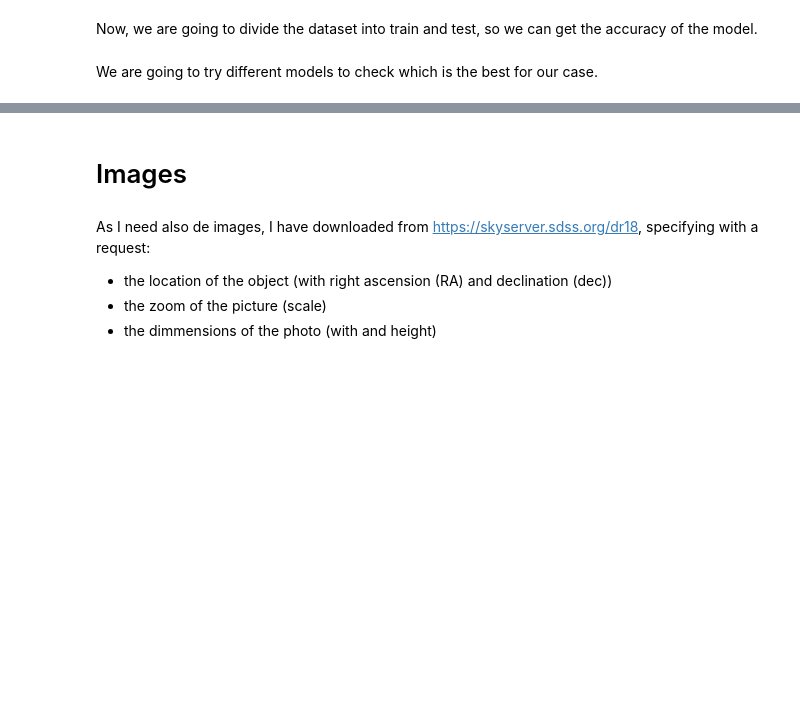
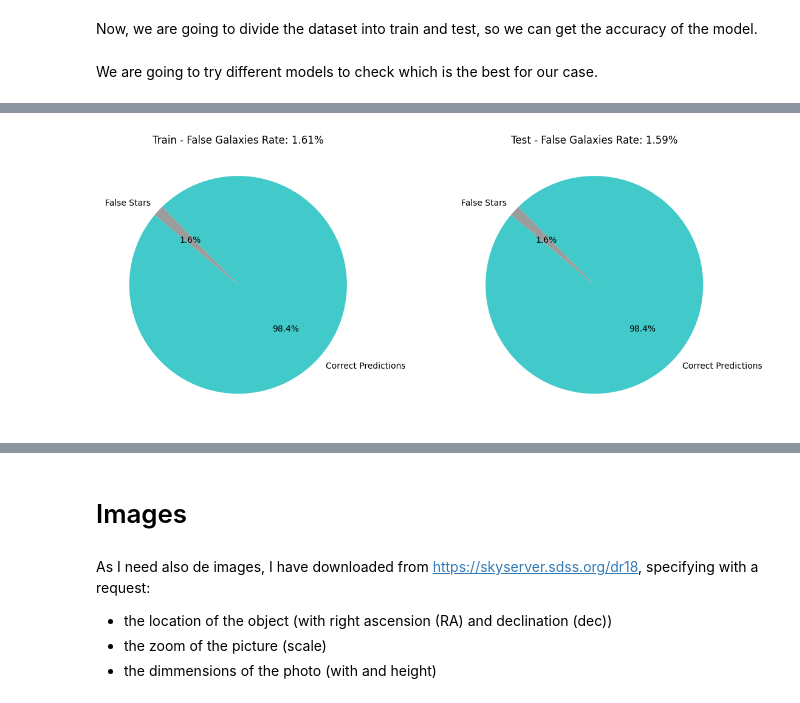
Before and after one commit to Gonzatorra/bigDataAstronomy, a Jupyter notebook: process.ipynb, the cells around one changed output, grey strips where cells are left out. Cells and saved outputs as stored; diff of their text form; code cells hidden in the pictures; blank space fills up the shorter version.

```diff
--- a/process.ipynb
+++ b/process.ipynb
@@ -457,0 +525,36 @@ Posibles mejoras: Regularizacion
+# %%
+##Train
+false_galaxies_train = conf_matrix_values_train[0][1]
+true_stars_train = conf_matrix_values_train[0][0]
+
+false_galaxies_train_rate = ((false_galaxies_train)/(false_galaxies_train + true_stars_train))*100
+false_galaxies_train_rate = round(false_galaxies_train_rate,2)
+
+##Test
+false_galaxies_test = conf_matrix_values_test[0][1]
+true_stars_test = conf_matrix_values_test[0][0]
+
+false_galaxies_test_rate = ((false_galaxies_test)/(false_galaxies_test + true_stars_test))*100
+false_galaxies_test_rate = round(false_galaxies_test_rate,2)
+
+
+#PLOTS
+fig, axes = plt.subplots(1, 2, figsize=(12, 5))  #Create two plots in 1 line
+
+labels_train = ["Correct Predictions", "False Stars"]
+sizes_train = [100 - false_galaxies_train_rate, false_galaxies_train_rate]
+colors_train = ["#42c9c9", "#9b9c9c"]
+axes[0].pie(sizes_train, labels=labels_train, colors=colors_train, autopct='%1.1f%%', startangle=140)
+axes[0].set_title(f"Train - False Galaxies Rate: {false_galaxies_train_rate}%")
+
+# Pie Chart para Test
+labels_test = ["Correct Predictions", "False Stars"]
+sizes_test = [100 - false_galaxies_test_rate, false_galaxies_test_rate]
+colors_test = ["#42c9c9", "#9b9c9c"]
+axes[1].pie(sizes_test, labels=labels_test, colors=colors_test, autopct='%1.1f%%', startangle=140)
+axes[1].set_title(f"Test - False Galaxies Rate: {false_galaxies_test_rate}%")
+
+plt.tight_layout()
+plt.show()
+# %% [output]
+[figure, added]
```
Also changed, not shown: parts of 22 cells of this notebook.
